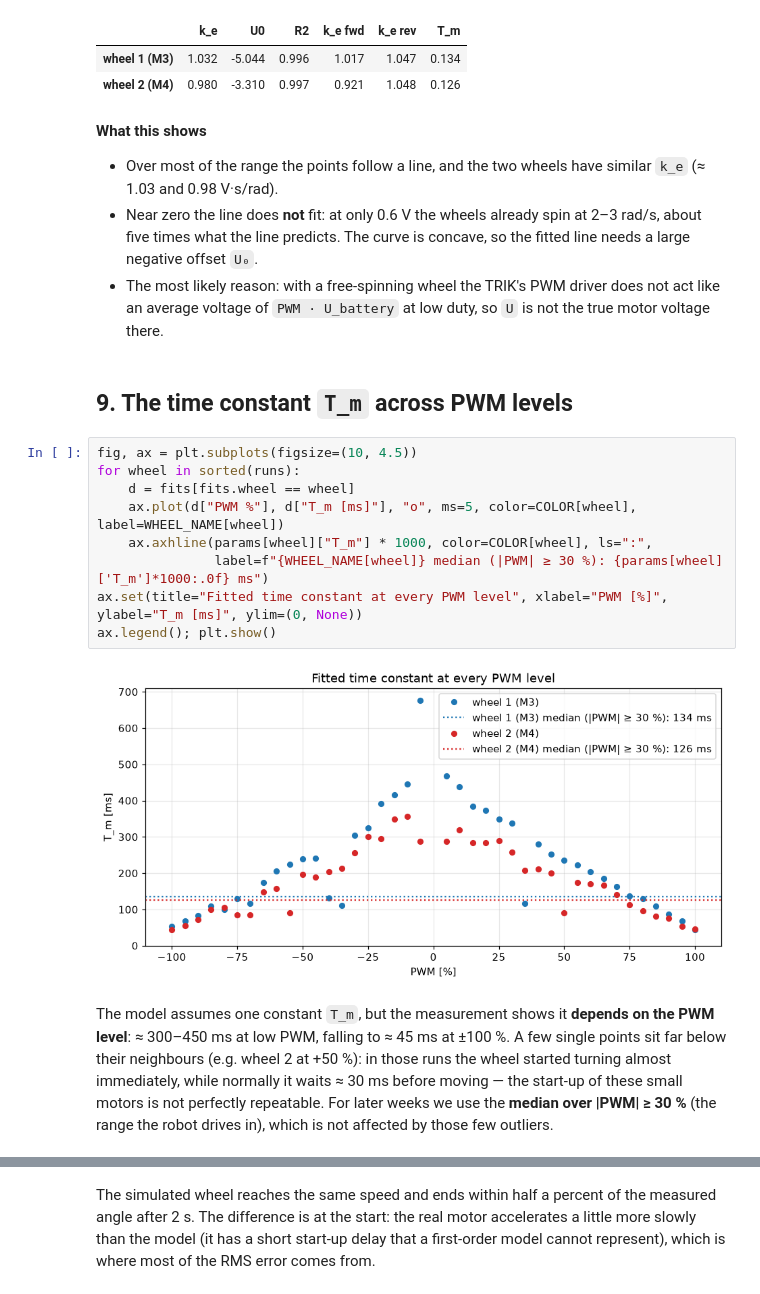
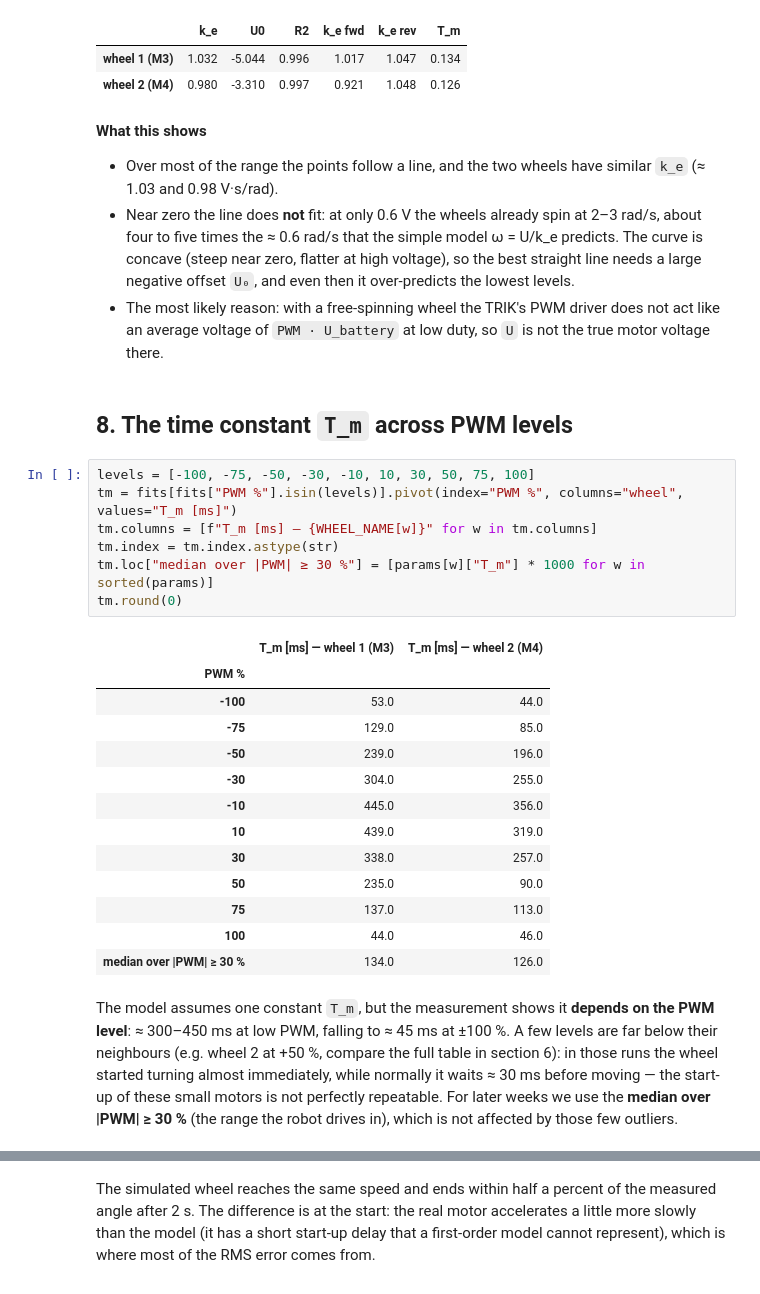
Before and after one commit to f-asadbek/Robotics, a Jupyter notebook: Lab5/Motor_identification_Lab5.ipynb, the cells around one changed output, grey strips where cells are left out. Drawn from its saved outputs; the diff is of its cells as text.

```diff
--- a/Lab5/Motor_identification_Lab5.ipynb
+++ b/Lab5/Motor_identification_Lab5.ipynb
@@ -316,21 +282,31 @@ pd.DataFrame(params).T.rename(index=WHEEL_NAME).round(3)
 # %% [markdown]
 **What this shows**
 - Over most of the range the points follow a line, and the two wheels have similar `k_e` (≈ 1.03 and 0.98 V·s/rad).
-- Near zero the line does **not** fit: at only 0.6 V the wheels already spin at 2–3 rad/s, about five times what the line predicts. The curve is concave, so the fitted line needs a large negative offset `U₀`.
+- Near zero the line does **not** fit: at only 0.6 V the wheels already spin at 2–3 rad/s, about four to five times the ≈ 0.6 rad/s that the simple model ω = U/k_e predicts. The curve is concave (steep near zero, flatter at high voltage), so the best straight line needs a large negative offset `U₀`, and even then it over-predicts the lowest levels.
 - The most likely reason: with a free-spinning wheel the TRIK's PWM driver does not act like an average voltage of `PWM · U_battery` at low duty, so `U` is not the true motor voltage there.
 # %% [markdown]
-## 9. The time constant `T_m` across PWM levels
+## 8. The time constant `T_m` across PWM levels
-# %%
-fig, ax = plt.subplots(figsize=(10, 4.5))
-for wheel in sorted(runs):
-    d = fits[fits.wheel == wheel]
-    ax.plot(d["PWM %"], d["T_m [ms]"], "o", ms=5, color=COLOR[wheel], label=WHEEL_NAME[wheel])
-    ax.axhline(params[wheel]["T_m"] * 1000, color=COLOR[wheel], ls=":",
-               label=f"{WHEEL_NAME[wheel]} median (|PWM| ≥ 30 %): {params[wheel]['T_m']*1000:.0f} ms")
-ax.set(title="Fitted time constant at every PWM level", xlabel="PWM [%]", ylabel="T_m [ms]", ylim=(0, None))
-ax.legend(); plt.show()
-# %% [output]
-[figure, removed]
+# %%
+levels = [-100, -75, -50, -30, -10, 10, 30, 50, 75, 100]
+tm = fits[fits["PWM %"].isin(levels)].pivot(index="PWM %", columns="wheel", values="T_m [ms]")
+tm.columns = [f"T_m [ms] — {WHEEL_NAME[w]}" for w in tm.columns]
+tm.index = tm.index.astype(str)
+tm.loc["median over |PWM| ≥ 30 %"] = [params[w]["T_m"] * 1000 for w in sorted(params)]
+tm.round(0)
+# %% [output]
+|  | T_m [ms] — wheel 1 (M3) | T_m [ms] — wheel 2 (M4) |
+| PWM % |  |  |
+| -100 | 53.0 | 44.0 |
+| -75 | 129.0 | 85.0 |
+| -50 | 239.0 | 196.0 |
+| -30 | 304.0 | 255.0 |
+| -10 | 445.0 | 356.0 |
+| 10 | 439.0 | 319.0 |
+| 30 | 338.0 | 257.0 |
+| 50 | 235.0 | 90.0 |
+| 75 | 137.0 | 113.0 |
+| 100 | 44.0 | 46.0 |
+| median over |PWM| ≥ 30 % | 134.0 | 126.0 |
 # %% [markdown]
-The model assumes one constant `T_m`, but the measurement shows it **depends on the PWM level**: ≈ 300–450 ms at low PWM, falling to ≈ 45 ms at ±100 %. A few single points sit far below their neighbours (e.g. wheel 2 at +50 %): in those runs the wheel started turning almost immediately, while normally it waits ≈ 30 ms before moving — the start-up of these small motors is not perfectly repeatable. For later weeks we use the **median over |PWM| ≥ 30 %** (the range the robot drives in), which is not affected by those few outliers.
+The model assumes one constant `T_m`, but the measurement shows it **depends on the PWM level**: ≈ 300–450 ms at low PWM, falling to ≈ 45 ms at ±100 %. A few levels are far below their neighbours (e.g. wheel 2 at +50 %, compare the full table in section 6): in those runs the wheel started turning almost immediately, while normally it waits ≈ 30 ms before moving — the start-up of these small motors is not perfectly repeatable. For later weeks we use the **median over |PWM| ≥ 30 %** (the range the robot drives in), which is not affected by those few outliers.
 # %% [markdown]
```
Also changed, not shown: parts of 14 cells of this notebook, 1 other file.
